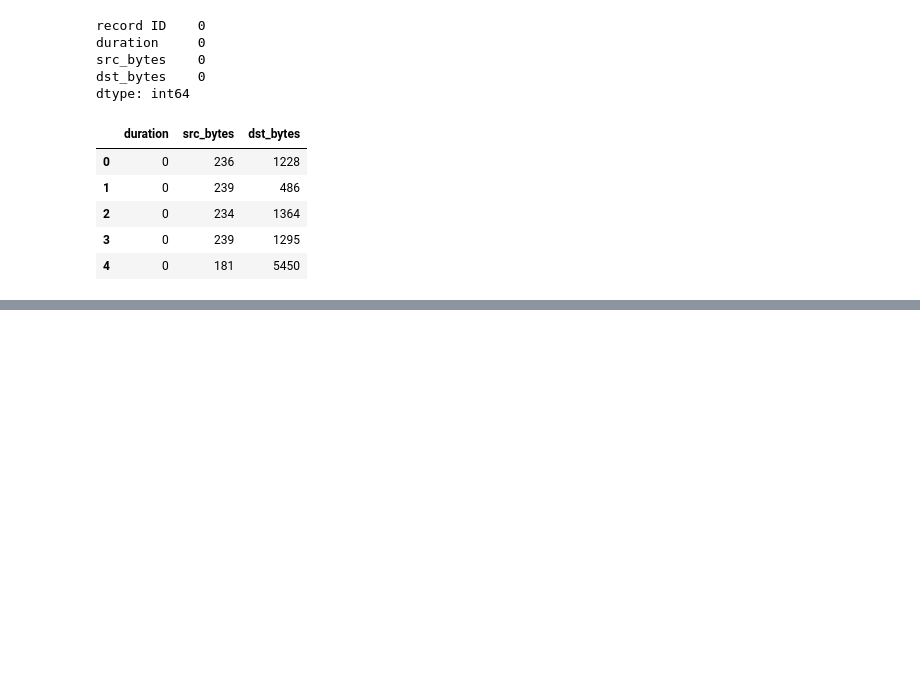
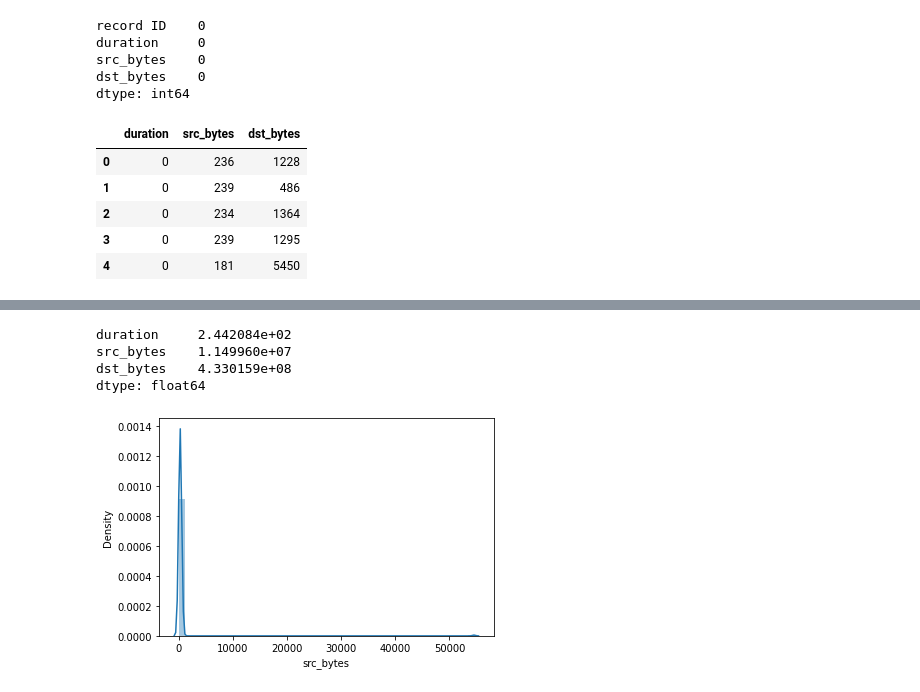
Before and after one commit to NDM-123/Anomaly-Detection-ML, a Jupyter notebook: Untitled.ipynb, the cells around one changed output, grey strips where cells are left out. Saved outputs shown, nothing was run; the diff lists cells and outputs as text; code cells hidden in the pictures; blank space fills up the shorter version.

Commit message:
uploading more graphs

```diff
--- a/Untitled.ipynb
+++ b/Untitled.ipynb
@@ -127,0 +124,9 @@ SyntaxError: invalid syntax (<ipython-input-9-faa5e8af6fc5>, line 1)
+# %%
+#Variance
+df.var()
+corelation_data.var()
+# %% [output]
+duration     2.442084e+02
+src_bytes    1.149960e+07
+dst_bytes    4.330159e+08
+dtype: float64
@@ -127,0 +136,5 @@ SyntaxError: invalid syntax (<ipython-input-9-faa5e8af6fc5>, line 1)
+# %%
+#histogram
+sns.distplot(df['src_bytes']);
+# %% [output]
+[figure, added]
```
Also changed, not shown: parts of 15 cells of this notebook, 1 other file.
